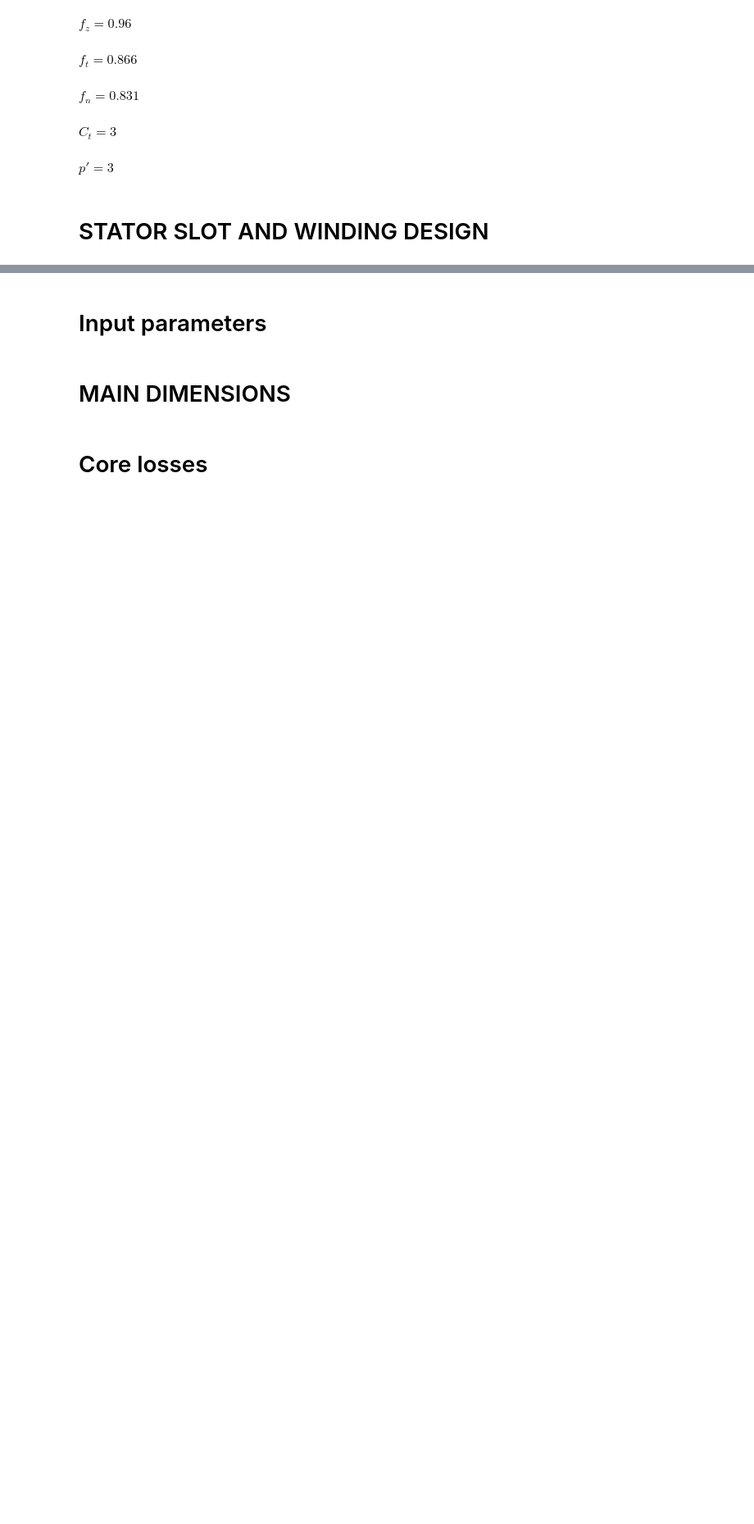
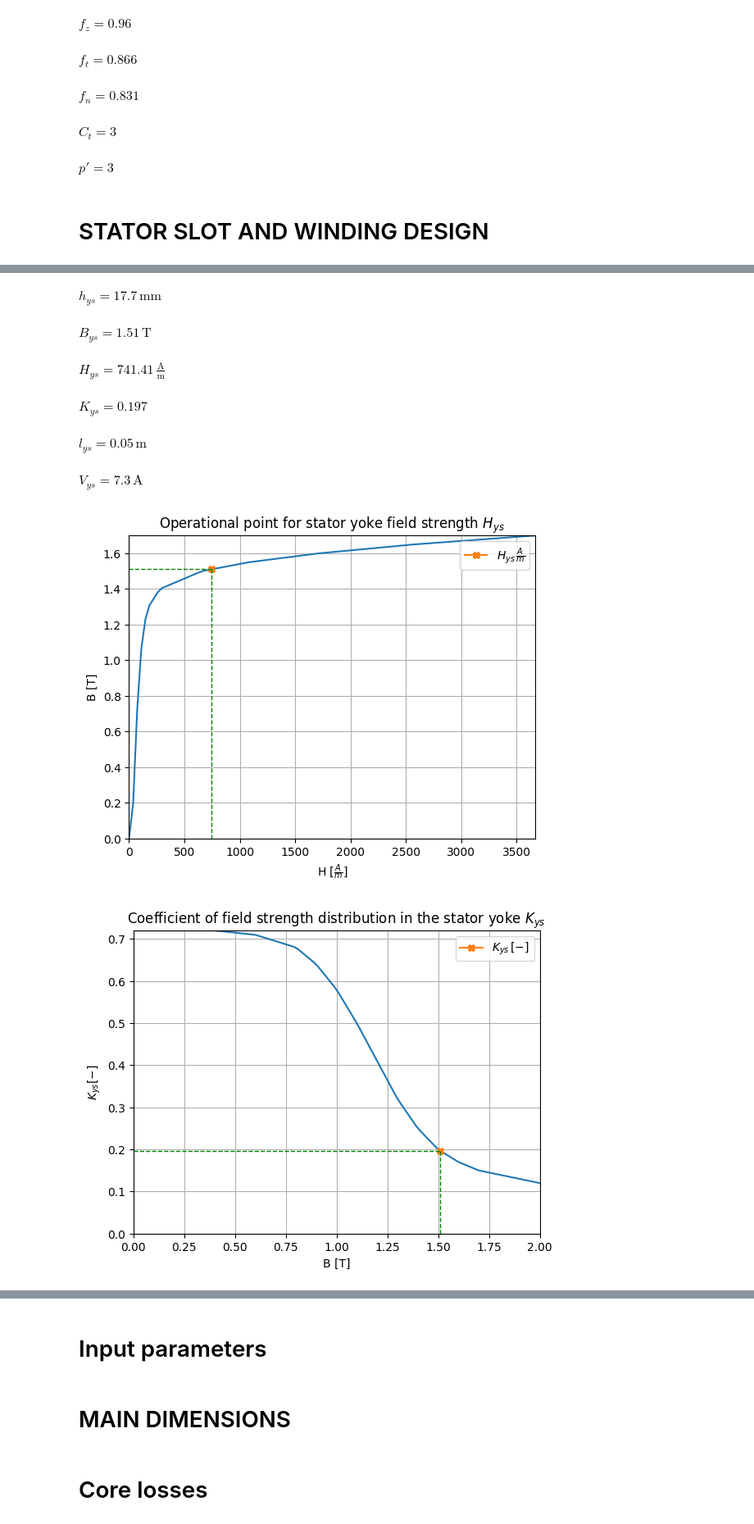
Before and after one commit to rkleva/SMPM-Design, a Jupyter notebook: Losses_and_efficiency.ipynb, the cells around one changed output, grey strips where cells are left out. Shown at 82% size. Cells and saved outputs as stored; diff of their text form; code cells hidden in the pictures; blank space fills up the shorter version.

```diff
--- a/Losses_and_efficiency.ipynb
+++ b/Losses_and_efficiency.ipynb
@@ -405,0 +859,67 @@ Phi_m*10**3
+# %%
+# Stator MMF drop
+h_ys = round((D_o-(D+2*hs))/2,4)
+display(Latex(rf'$h_{{ys}} =  {h_ys*1e3}\,\mathrm{{mm}}$'))
+
+B_ys = round(Phi_m/(2*k_fe*h_ys*l),2)
+display(Latex(rf'$B_{{ys}} =  {B_ys}\,\mathrm{{T}}$'))
+
+res = np.where(np.sign(B_ys-B_interp[:-1]) != np.sign(B_ys-B_interp[1:]))[0]
+H_ys = round(H_interp[res[0]],2)
+display(Latex(rf'$H_{{ys}} =  {H_ys}\,\mathrm{{\frac{{A}}{{m}}}}$'))
+
+K_ys = Ky_from_B(B_ys)
+display(Latex(rf'$K_{{ys}} =  {K_ys}$'))
+
+l_ys = round(((D_o-h_ys)*math.pi)/(2*p) + 0.6*h_ys,2)
+display(Latex(rf'$l_{{ys}} =  {l_ys}\,\mathrm{{m}}$'))
+
+V_ys = round(H_ys*l_ys*K_ys,2)
+display(Latex(rf'$V_{{ys}} =  {V_ys}\,\mathrm{{A}}$'))
+
+fig1, ax1 = plt.subplots()
+
+ax1.plot(H_interp, B_interp)
+ax1.set_xlim([0.0, max(H_interp)])
+ax1.set_ylim([0.0, max(B_interp)])
+ax1.set_xlabel(r"H [$\frac{A}{m}]$")
+ax1.set_ylabel("B [T]")
+ax1.grid()
+
+ax1.plot(H_ys, B_ys, marker="X", label=r'$H_{ys} \, \frac{A}{m}$')
+ax1.plot([0, H_ys], [B_ys, B_ys], linestyle="dashed", linewidth=1, color = "green")
+ax1.plot([H_ys, H_ys], [0, B_ys], linestyle="dashed", linewidth=1, color = "green")
+
+ax1.legend(loc = "best")
+ax1.set_title("Operational point for stator yoke field strength $H_{ys}$")
+
+plt.show()
+
+
+
+fig2, ax2 = plt.subplots()
+
+ax2.plot(B_ky_interp, Ky_interp)
+ax2.set_title("Coefficient of field strength distribution in the stator yoke $K_{ys}$")
+ax2.set_xlim([0.0,max(B_ky_interp)])
+ax2.set_ylim([0.0,max(Ky_interp)])
+ax2.set_xlabel("B [T]")
+ax2.set_ylabel("$K_{ys} [-]$")
+ax2.grid()
+
+ax2.plot(B_ys, K_ys, marker="X", label=r'$K_{ys} \, [-] $')
+ax2.plot([0, B_ys], [K_ys, K_ys], linestyle="dashed", linewidth=1, color = "green")
+ax2.plot([B_ys, B_ys], [0, K_ys], linestyle="dashed", linewidth=1, color = "green")
+
+ax2.legend(loc = "best")
+ax2.plot()
+plt.show()
+# %% [output]
+$h_{ys} =  17.7\,\mathrm{mm}$
+$B_{ys} =  1.51\,\mathrm{T}$
+$H_{ys} =  741.41\,\mathrm{\frac{A}{m}}$
+$K_{ys} =  0.197$
+$l_{ys} =  0.05\,\mathrm{m}$
+$V_{ys} =  7.3\,\mathrm{A}$
+[figure, added]
+[figure, added]
```
Also changed, not shown: parts of 21 cells of this notebook.
